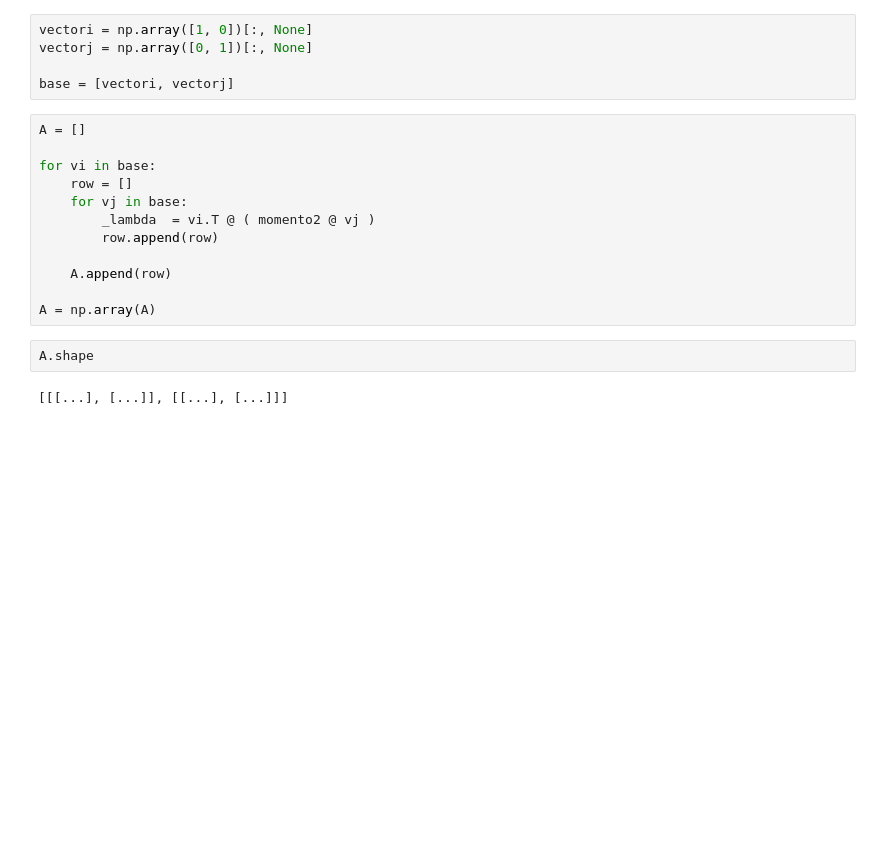
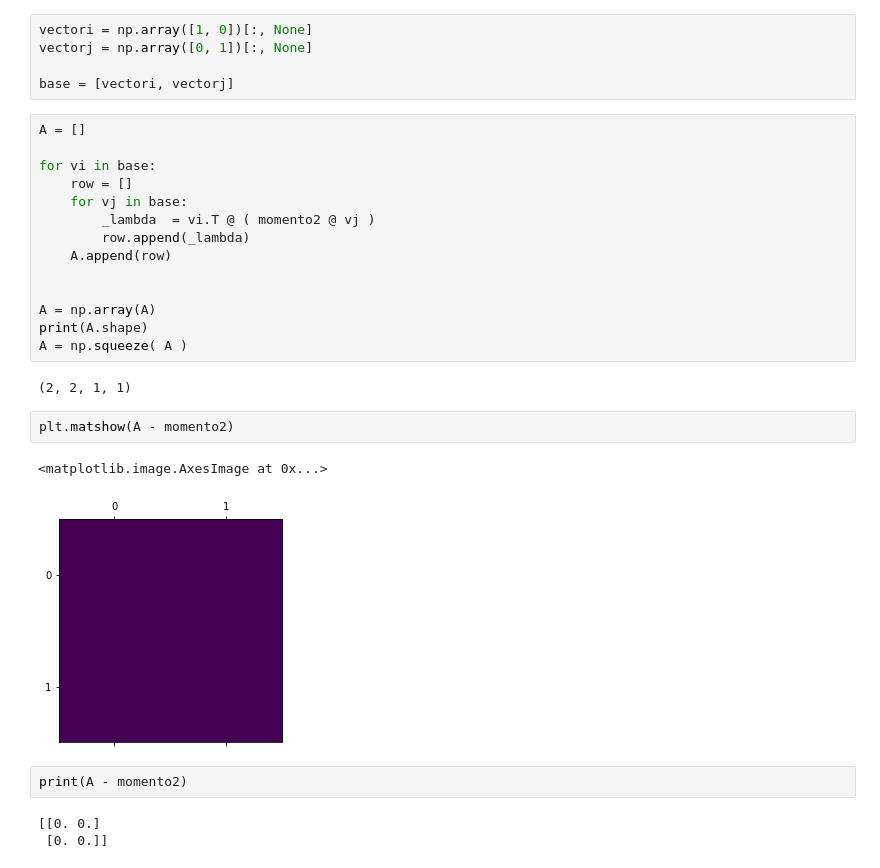
Before and after one commit to bemc22/TareasCursos20B, a Jupyter notebook: Codigos/asignacion2/particulas.ipynb, the cells around one changed output. Saved outputs shown, nothing was run; the diff lists cells and outputs as text; blank space fills up the shorter version.

```diff
--- a/Codigos/asignacion2/particulas.ipynb
+++ b/Codigos/asignacion2/particulas.ipynb
@@ -84,12 +84,22 @@ for vi in base:
     row = []
     for vj in base:
         _lambda  = vi.T @ ( momento2 @ vj )
-        row.append(row)
-
+        row.append(_lambda)
     A.append(row)
 
+
 A = np.array(A)
+print(A.shape)
+A = np.squeeze( A )
+# %% [output]
+(2, 2, 1, 1)
-# %%
-A.shape
-# %% [output]
-[[[...], [...]], [[...], [...]]]
+# %%
+plt.matshow(A - momento2)
+# %% [output]
+<matplotlib.image.AxesImage at 0x...>
+[figure, added]
+# %%
+print(A - momento2)
+# %% [output]
+[[0. 0.]
+ [0. 0.]]
```
